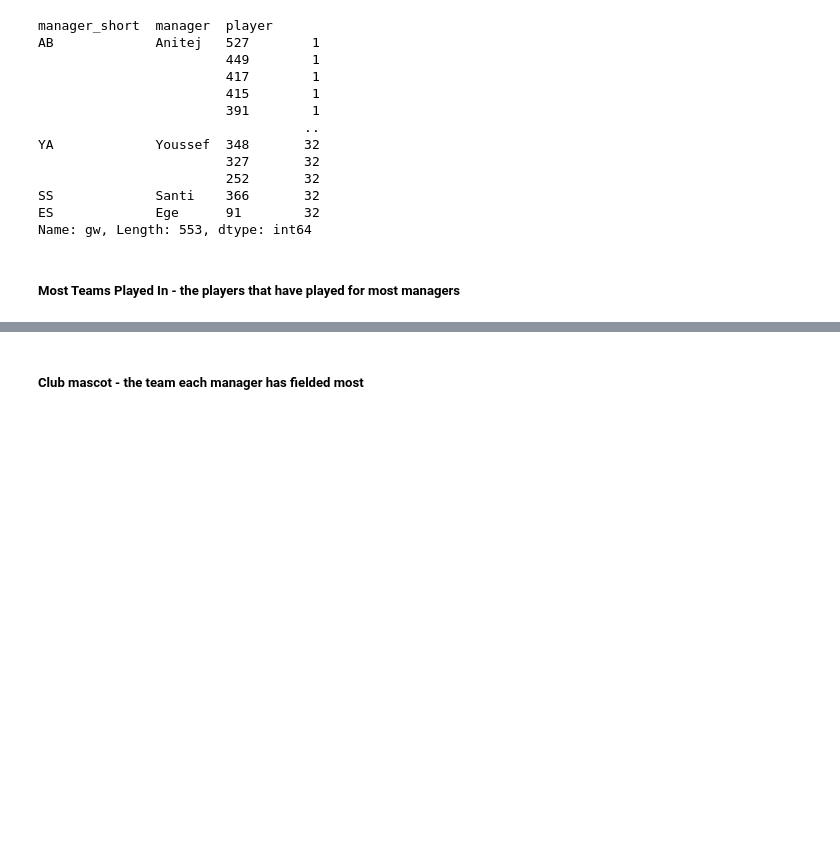
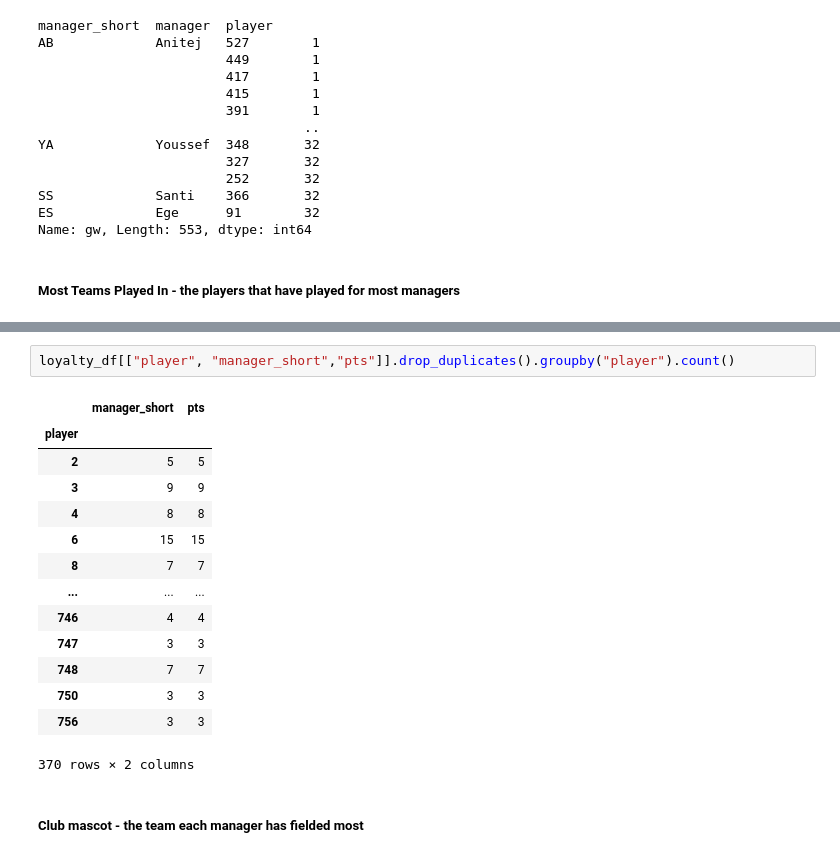
Before and after one commit to TheSantiagoSuarez/personal_projects, a Jupyter notebook: FPL_S3 v2/fpl_findings_test.ipynb, the cells around one changed output, grey strips where cells are left out. Saved outputs shown, nothing was run; the diff lists cells and outputs as text; blank space fills up the shorter version.

```diff
--- a/FPL_S3 v2/fpl_findings_test.ipynb
+++ b/FPL_S3 v2/fpl_findings_test.ipynb
@@ -469,3 +558,20 @@ loyalty_df[["player", "manager_short"]].drop_duplicates().groupby("player").coun
+# %%
+loyalty_df[["player", "manager_short","pts"]].drop_duplicates().groupby("player").count()
+# %% [output]
+|  | manager_short | pts |
+| player |  |  |
+| 2 | 5 | 5 |
+| 3 | 9 | 9 |
+| 4 | 8 | 8 |
+| 6 | 15 | 15 |
+| 8 | 7 | 7 |
+| ... | ... | ... |
+| 746 | 4 | 4 |
+| 747 | 3 | 3 |
+| 748 | 7 | 7 |
+| 750 | 3 | 3 |
+| 756 | 3 | 3 |
+370 rows × 2 columns
 # %% [markdown]
 ##### Club mascot - the team each manager has fielded most
 # %%
```
Also changed, not shown: parts of 6 cells of this notebook, 5 other files.
